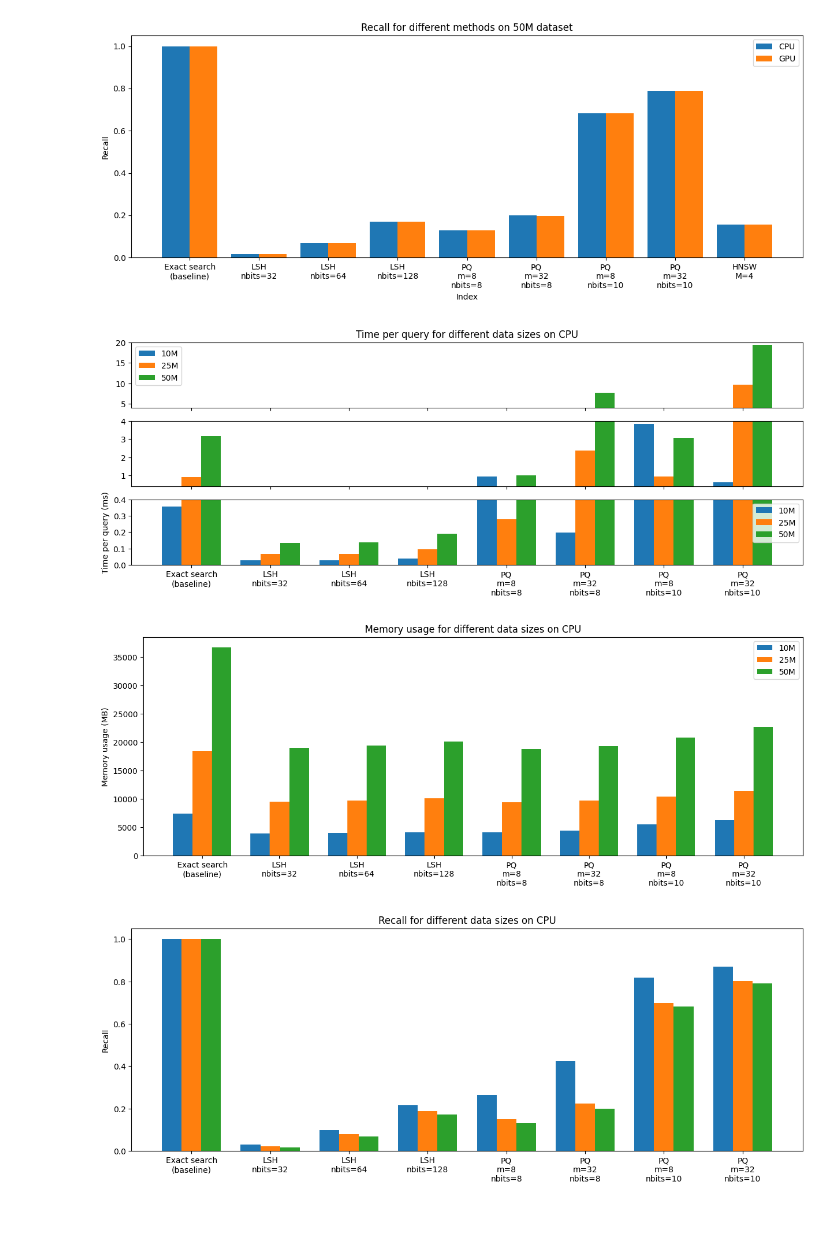
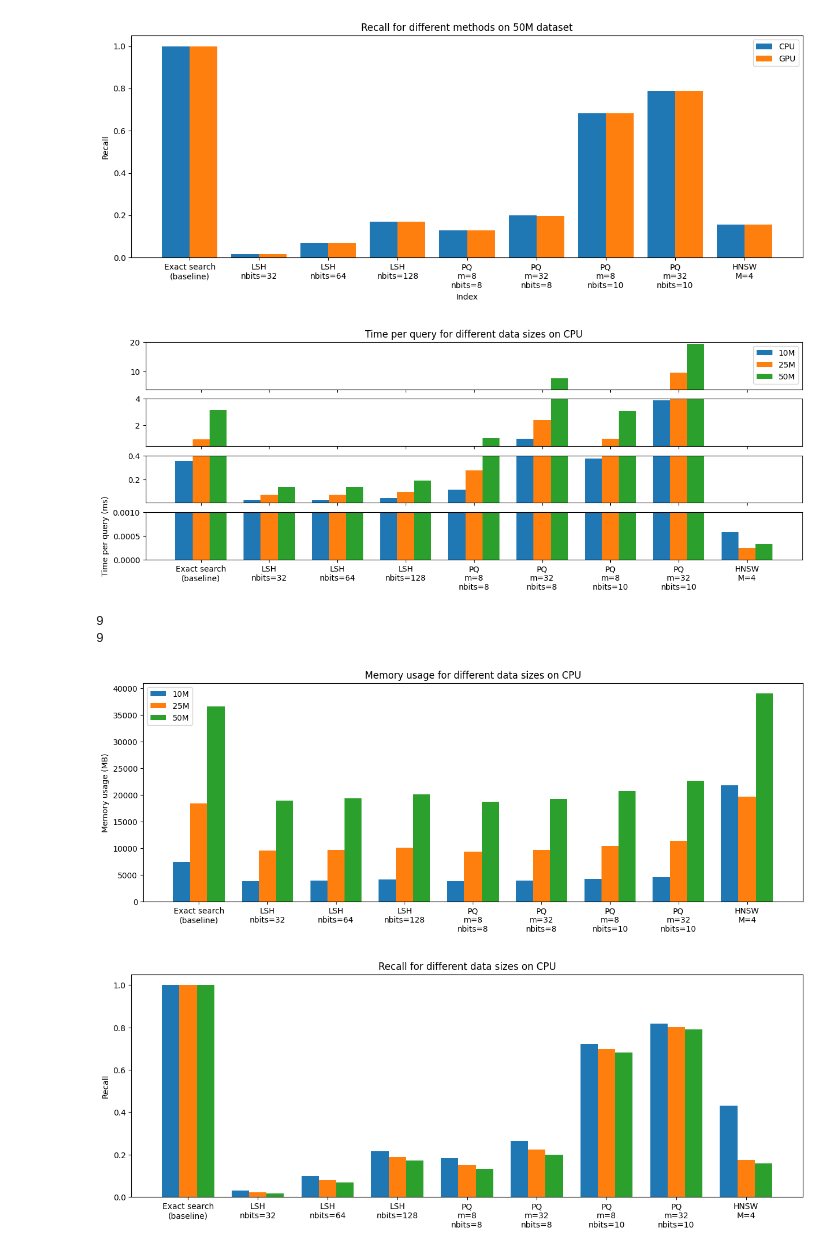
Before and after one commit to Kevinpyx/faissBenchmarking, a Jupyter notebook: CPUvsGPU_10Mvs25Mvs50M.ipynb, the cells around one changed output. Cells and saved outputs as stored; diff of their text form; code cells hidden in the pictures; blank space fills up the shorter version.

Commit message:
saved new charts

```diff
--- a/CPUvsGPU_10Mvs25Mvs50M.ipynb
+++ b/CPUvsGPU_10Mvs25Mvs50M.ipynb
@@ -661,7 +551,23 @@ memory_PQ_CPU_50M_chosen # already exists
 categories_PQ_chosen = ["PQ\nm=8\nnbits=8", "PQ\nm=32\nnbits=8", "PQ\nm=8\nnbits=10", "PQ\nm=32\nnbits=10"]
 
 # HNSW_chosen:
-# excluded for now
+# special case: M=4
+idx_HNSW_M_chosen_4 = slice(0, 1)
+SPQ_HNSW_CPU_10M_chosen_4 = SPQ_HNSW_CPU_10M[idx_HNSW_M_chosen_4]
+recall_HNSW_CPU_10M_chosen_4 = recall_HNSW_CPU_10M[idx_HNSW_M_chosen_4]
+memory_HNSW_CPU_10M_chosen_4 = memory_HNSW_CPU_10M[idx_HNSW_M_chosen_4]
+
+categories_HNSW_chosen_4 = ["HNSW\nM=4"]
+
+SPQ_HNSW_CPU_25M_chosen = SPQ_HNSW_CPU_25M[idx_HNSW_M_chosen_4]
+SPQ_HNSW_CPU_50M_chosen # already exists
+
+memory_HNSW_CPU_25M_chosen = memory_HNSW_CPU_25M[idx_HNSW_M_chosen_4]
+memory_HNSW_CPU_50M_chosen # already exists
+
+recall_HNSW_CPU_25M_chosen = recall_HNSW_CPU_25M[idx_HNSW_M_chosen_4]
+recall_HNSW_CPU_50M_chosen # already exists
+
 
 # Plot
 # Next we create 3 plots: 1) SPQ 2) memory, 3) recall
@@ -670,13 +576,13 @@ categories_PQ_chosen = ["PQ\nm=8\nnbits=8", "PQ\nm=32\nnbits=8", "PQ\nm=8\nnbits
 # The order of the methods on the plot is: FlatL2, LSH, PQ
 # HNSW is excluded because no overlap of parameters with 10M, 25M, and 50M so far (with current limit of memory, only up to M = 4 is possible for 50M)
 figsize = (15, 5)
-categories = categories_FlatL2_chosen + categories_LSH_chosen + categories_PQ_chosen
+categories = categories_FlatL2_chosen + categories_LSH_chosen + categories_PQ_chosen + categories_HNSW_chosen_4
 
 # SPQ
-fig, (ax1, ax2, ax3) = plt.subplots(3, 1, sharex=True, figsize=figsize)
-SPQ_10M = np.concatenate((SPQ_FlatL2_CPU_10M_chosen.reshape(-1), SPQ_LSH_CPU_10M_chosen, SPQ_PQ_CPU_10M_chosen))
-SPQ_25M = np.concatenate((SPQ_FlatL2_CPU_25M_chosen.reshape(-1), SPQ_LSH_CPU_25M_chosen, SPQ_PQ_CPU_25M_chosen))
-SPQ_50M = np.concatenate((SPQ_FlatL2_CPU_50M_chosen.reshape(-1), SPQ_LSH_CPU_50M_chosen, SPQ_PQ_CPU_50M_chosen))
+fig, (ax1, ax2, ax3, ax4) = plt.subplots(4, 1, sharex=True, figsize=figsize)
+SPQ_10M = np.concatenate((SPQ_FlatL2_CPU_10M_chosen.reshape(-1), SPQ_LSH_CPU_10M_chosen, SPQ_PQ_CPU_10M_chosen, SPQ_HNSW_CPU_10M_chosen_4))
+SPQ_25M = np.concatenate((SPQ_FlatL2_CPU_25M_chosen.reshape(-1), SPQ_LSH_CPU_25M_chosen, SPQ_PQ_CPU_25M_chosen, SPQ_HNSW_CPU_25M_chosen))
+SPQ_50M = np.concatenate((SPQ_FlatL2_CPU_50M_chosen.reshape(-1), SPQ_LSH_CPU_50M_chosen, SPQ_PQ_CPU_50M_chosen, SPQ_HNSW_CPU_50M_chosen))
 ax1.bar(np.arange(len(categories)), SPQ_10M, width=0.25, label='10M')
 ax1.bar(np.arange(len(categories))+0.25, SPQ_25M, width=0.25, label='25M')
 ax1.bar(np.arange(len(categories))+0.5, SPQ_50M, width=0.25, label='50M')
@@ -688,47 +594,54 @@ ax2.bar(np.arange(len(categories))+0.5, SPQ_50M, width=0.25, label='50M')
 ax2.set_ylim(0.4,4)
 ax3.bar(np.arange(len(categories)), SPQ_10M, width=0.25, label='10M')
 ax3.bar(np.arange(len(categories))+0.25, SPQ_25M, width=0.25, label='25M')
 ax3.bar(np.arange(len(categories))+0.5, SPQ_50M, width=0.25, label='50M')
-ax3.set_ylim(0, 0.4)
+ax3.set_ylim(0.001, 0.4)
+ax4.bar(np.arange(len(categories)), SPQ_10M, width=0.25, label='10M')
+ax4.bar(np.arange(len(categories))+0.25, SPQ_25M, width=0.25, label='25M')
+ax4.bar(np.arange(len(categories))+0.5, SPQ_50M, width=0.25, label='50M')
+ax4.set_ylim(0, 0.001)
 plt.xticks(np.arange(len(categories))+0.25, categories)
 ax1.set_title('Time per query for different data sizes on CPU')
 plt.ylabel('Time per query (ms)')
-plt.legend()
-# plt.savefig('/home/ypx/faissTesting/benchmark/charts/SPQ_CPU_10Mvs25Mvs50M.png')
+# # plt.savefig('/home/ypx/faissTesting/benchmark/charts/SPQ_CPU_10Mvs25Mvs50M.png')
 plt.show()
 
 # memory
 plt.figure(figsize=figsize)
-memory_10M = np.concatenate((memory_FlatL2_CPU_10M_chosen.reshape(-1), memory_LSH_CPU_10M_chosen, memory_PQ_CPU_10M_chosen))
-memory_25M = np.concatenate((memory_FlatL2_CPU_25M_chosen.reshape(-1), memory_LSH_CPU_25M_chosen, memory_PQ_CPU_25M_chosen))
-memory_50M = np.concatenate((memory_FlatL2_CPU_50M_chosen.reshape(-1), memory_LSH_CPU_50M_chosen, memory_PQ_CPU_50M_chosen))
+memory_10M = np.concatenate((memory_FlatL2_CPU_10M_chosen.reshape(-1), memory_LSH_CPU_10M_chosen, memory_PQ_CPU_10M_chosen, memory_HNSW_CPU_10M_chosen_4))
+memory_25M = np.concatenate((memory_FlatL2_CPU_25M_chosen.reshape(-1), memory_LSH_CPU_25M_chosen, memory_PQ_CPU_25M_chosen, memory_HNSW_CPU_25M_chosen))
+memory_50M = np.concatenate((memory_FlatL2_CPU_50M_chosen.reshape(-1), memory_LSH_CPU_50M_chosen, memory_PQ_CPU_50M_chosen, memory_HNSW_CPU_50M_chosen))
+print(len(categories))
+print(len(memory_25M))
 plt.bar(np.arange(len(categories)), memory_10M, width=0.25, label='10M')
 plt.bar(np.arange(len(categories))+0.25, memory_25M, width=0.25, label='25M')
 plt.bar(np.arange(len(categories))+0.5, memory_50M, width=0.25, label='50M')
 plt.xticks(np.arange(len(categories))+0.25, categories)
 plt.title('Memory usage for different data sizes on CPU')
 plt.ylabel('Memory usage (MB)')
 plt.legend()
-# plt.savefig('/home/ypx/faissTesting/benchmark/charts/memory_CPU_10Mvs25Mvs50M.png')
+# # plt.savefig('/home/ypx/faissTesting/benchmark/charts/memory_CPU_10Mvs25Mvs50M.png')
 plt.show()
 
 # recall
 plt.figure(figsize=figsize)
-recall_10M = np.concatenate((recall_FlatL2_CPU_10M_chosen.reshape(-1), recall_LSH_CPU_10M_chosen, recall_PQ_CPU_10M_chosen))
-recall_25M = np.concatenate((recall_FlatL2_CPU_25M_chosen.reshape(-1), recall_LSH_CPU_25M_chosen, recall_PQ_CPU_25M_chosen))
-recall_50M = np.concatenate((recall_FlatL2_CPU_50M_chosen.reshape(-1), recall_LSH_CPU_50M_chosen, recall_PQ_CPU_50M_chosen))
+recall_10M = np.concatenate((recall_FlatL2_CPU_10M_chosen.reshape(-1), recall_LSH_CPU_10M_chosen, recall_PQ_CPU_10M_chosen, recall_HNSW_CPU_10M_chosen_4))
+recall_25M = np.concatenate((recall_FlatL2_CPU_25M_chosen.reshape(-1), recall_LSH_CPU_25M_chosen, recall_PQ_CPU_25M_chosen, recall_HNSW_CPU_25M_chosen))
+recall_50M = np.concatenate((recall_FlatL2_CPU_50M_chosen.reshape(-1), recall_LSH_CPU_50M_chosen, recall_PQ_CPU_50M_chosen, recall_HNSW_CPU_50M_chosen))
 plt.bar(np.arange(len(categories)), recall_10M, width=0.25, label='10M')
 plt.bar(np.arange(len(categories))+0.25, recall_25M, width=0.25, label='25M')
 plt.bar(np.arange(len(categories))+0.5, recall_50M, width=0.25, label='50M')
 plt.xticks(np.arange(len(categories))+0.25, categories)
 plt.title('Recall for different data sizes on CPU')
 plt.ylabel('Recall')
-plt.savefig('/home/ypx/faissTesting/benchmark/charts/recall_CPU_10Mvs25Mvs50M.png')
+# # plt.savefig('/home/ypx/faissTesting/benchmark/charts/recall_CPU_10Mvs25Mvs50M.png')
 plt.show()
 # %% [output]
-[figure, old version]
+[figure, new version]
+9
+9
-[figure, old version]
+[figure, new version]
-[figure, old version]
+[figure, new version]
 # %%
 # 10M vs 25M vs 50M (GPU)
 # Use the same parameters for all methods
```
Also changed, not shown: parts of 7 cells of this notebook, 9 other files.
